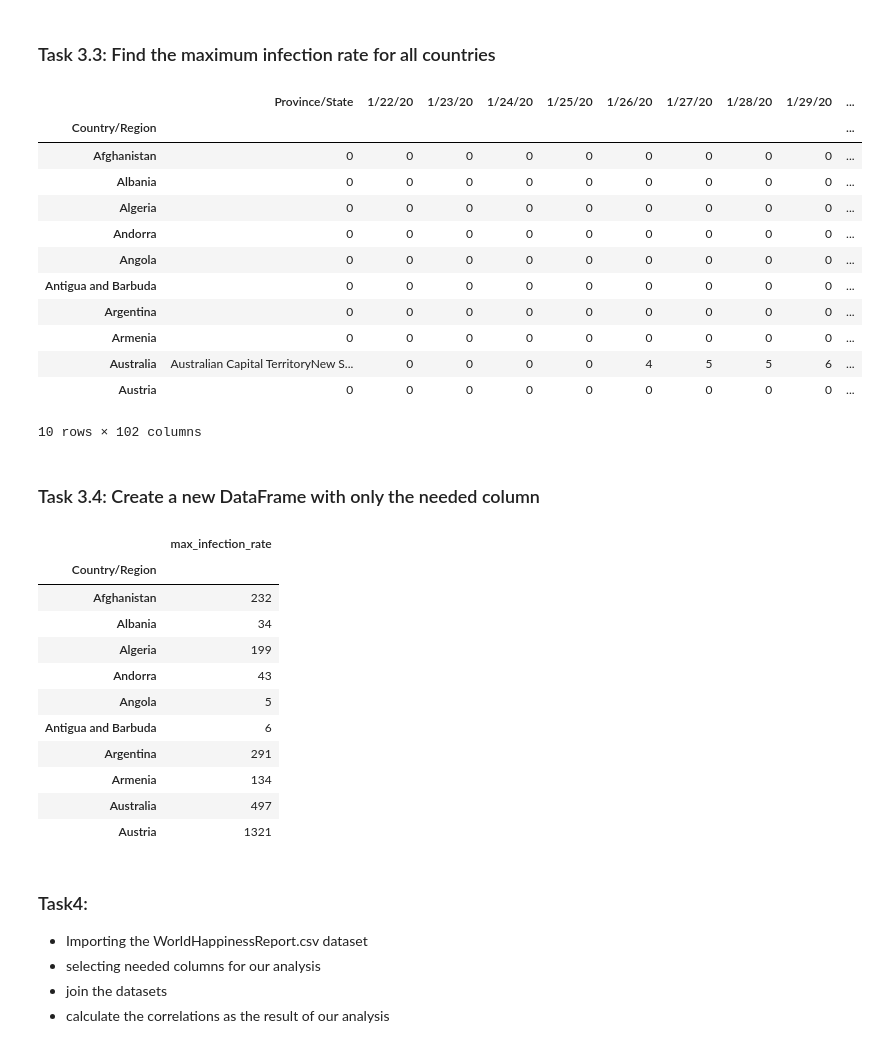
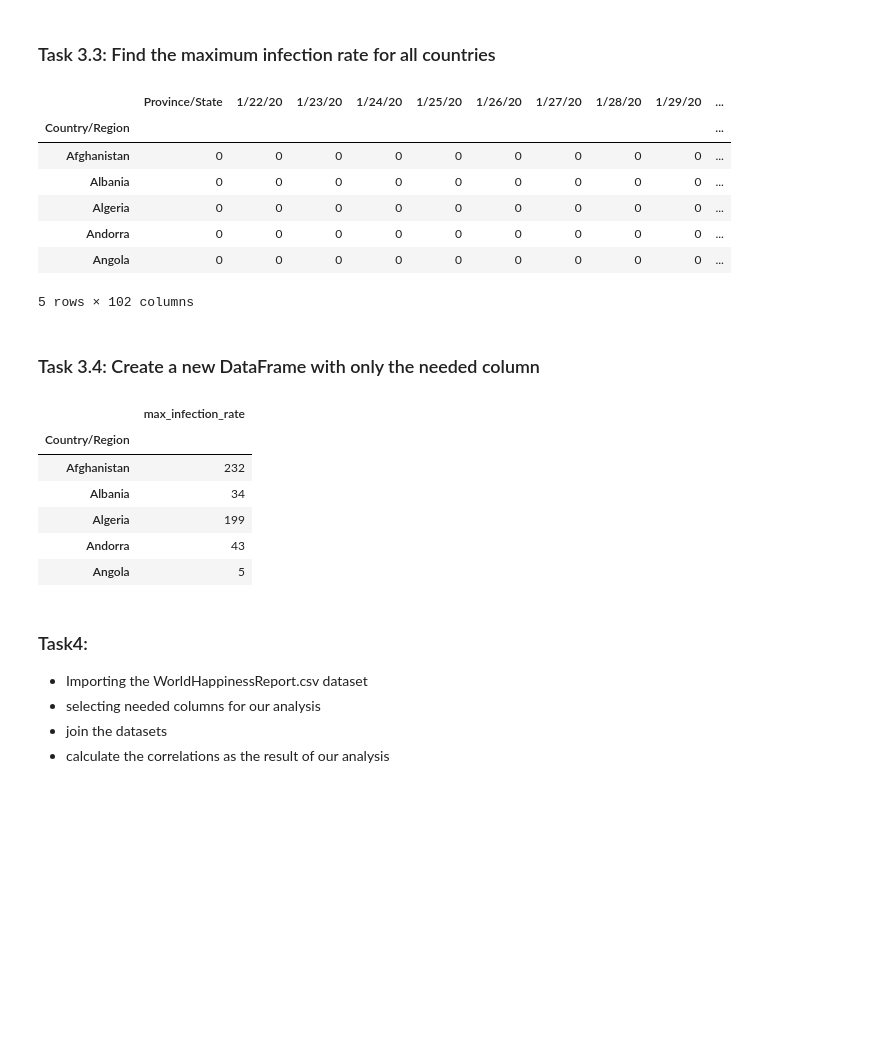
Before and after one commit to KyleHollands/Coursera_Project__COVID19_Data_Analysis_Using_Python, a Jupyter notebook: covid19 data analysis notebook.ipynb, the cells around one changed output. Saved outputs shown, nothing was run; the diff lists cells and outputs as text; code cells hidden in the pictures; blank space fills up the shorter version.

```diff
--- a/covid19 data analysis notebook.ipynb
+++ b/covid19 data analysis notebook.ipynb
@@ -151,27 +131,22 @@ for c in countries:
     )
 data_aggregated['max_infection_rate'] = max_infection_rates
 # %%
-data_aggregated.head(10)
+data_aggregated.head()
 # %% [output]
 |  | Province/State | 1/22/20 | 1/23/20 | 1/24/20 | 1/25/20 | 1/26/20 | 1/27/20 | 1/28/20 | 1/29/20 | ... |
 | Country/Region |  |  |  |  |  |  |  |  |  | ... |
 | Afghanistan | 0 | 0 | 0 | 0 | 0 | 0 | 0 | 0 | 0 | ... |
 | Albania | 0 | 0 | 0 | 0 | 0 | 0 | 0 | 0 | 0 | ... |
 | Algeria | 0 | 0 | 0 | 0 | 0 | 0 | 0 | 0 | 0 | ... |
 | Andorra | 0 | 0 | 0 | 0 | 0 | 0 | 0 | 0 | 0 | ... |
 | Angola | 0 | 0 | 0 | 0 | 0 | 0 | 0 | 0 | 0 | ... |
-| Antigua and Barbuda | 0 | 0 | 0 | 0 | 0 | 0 | 0 | 0 | 0 | ... |
-| Argentina | 0 | 0 | 0 | 0 | 0 | 0 | 0 | 0 | 0 | ... |
-| Armenia | 0 | 0 | 0 | 0 | 0 | 0 | 0 | 0 | 0 | ... |
-| Australia | Australian Capital TerritoryNew S... | 0 | 0 | 0 | 0 | 4 | 5 | 5 | 6 | ... |
-| Austria | 0 | 0 | 0 | 0 | 0 | 0 | 0 | 0 | 0 | ... |
-10 rows × 102 columns
+5 rows × 102 columns
 # %% [markdown]
 ### Task 3.4: Create a new DataFrame with only the needed column
 # %%
 data_dropped = pd.DataFrame(data_aggregated['max_infection_rate'])
 # %%
-data_dropped.head(10)
+data_dropped.head()
 # %% [output]
 |  | max_infection_rate |
 | Country/Region |  |
@@ -180,11 +155,6 @@ data_dropped.head(10)
 | Algeria | 199 |
 | Andorra | 43 |
 | Angola | 5 |
-| Antigua and Barbuda | 6 |
-| Argentina | 291 |
-| Armenia | 134 |
-| Australia | 497 |
-| Austria | 1321 |
 # %%
 corona_data = data_dropped
 # %% [markdown]
```
Also changed, not shown: parts of 21 cells of this notebook, 1 other file.
